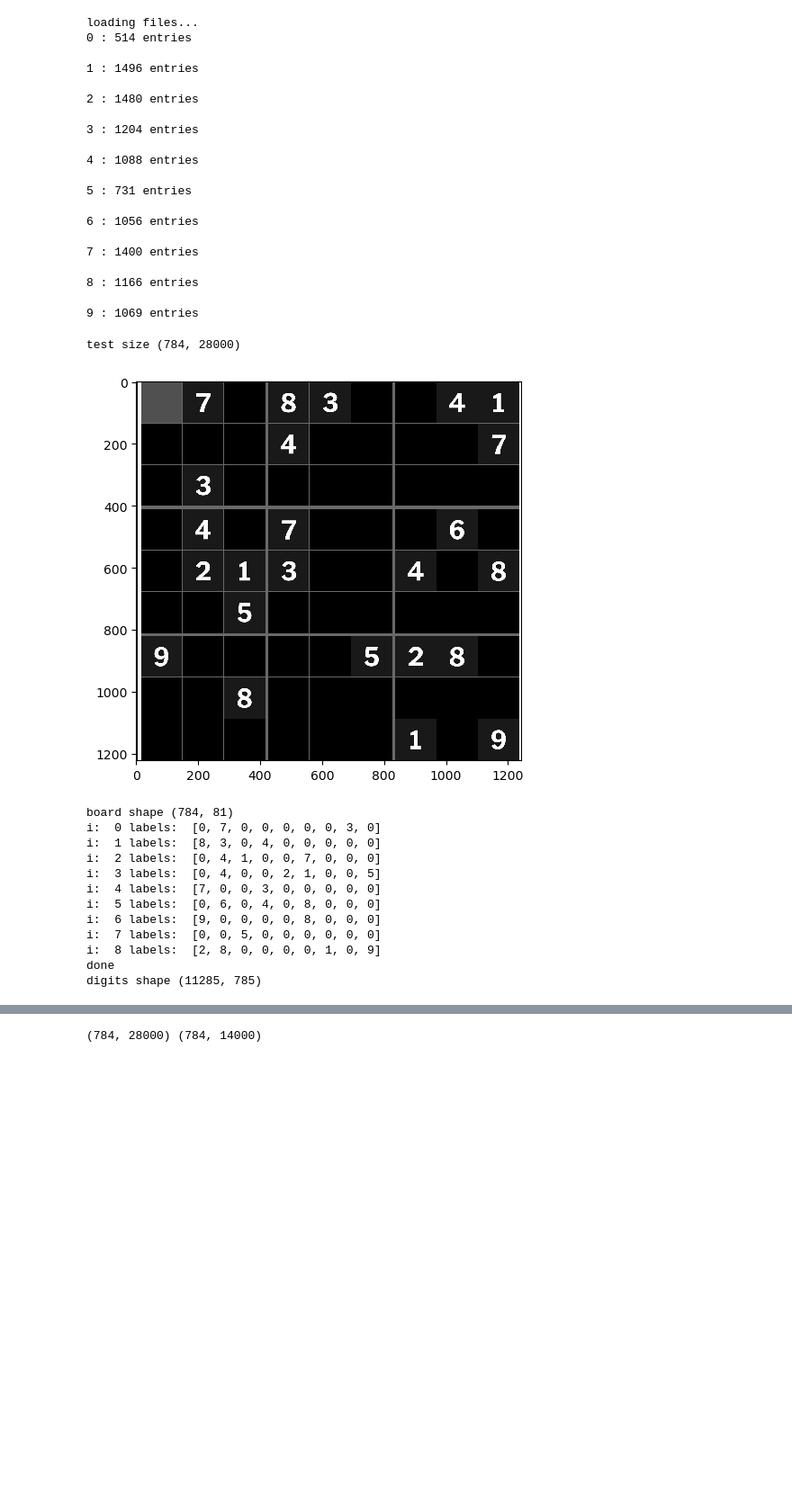
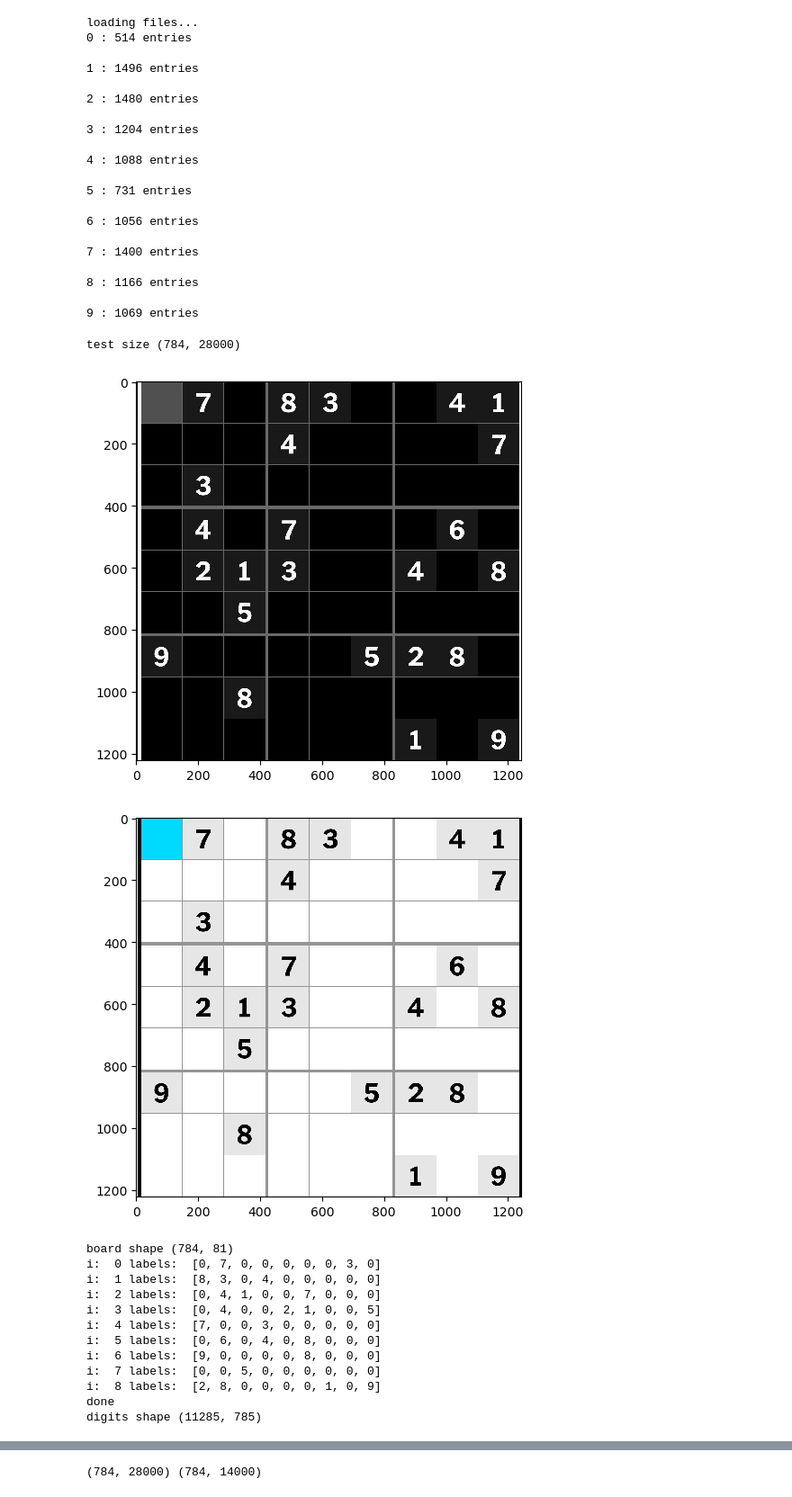
Before and after one commit to krypticlogan/sudoku_model, a Jupyter notebook: book.ipynb, the cells around one changed output, grey strips where cells are left out. Shown at 90% size. Saved outputs shown, nothing was run; the diff lists cells and outputs as text; code cells hidden in the pictures; blank space fills up the shorter version.

```diff
--- a/book.ipynb
+++ b/book.ipynb
@@ -348,22 +351,4 @@ def get_pixels(image : np.array, show = False):
 # print(image2.shape)
 # io.imshow(image2)
 # io.show()
-# %%
-directory = 'assets'
-
-
-import os
-
-# print(picture)
-# io.imshow(picture)
-# io.show()
-
-def create_entry(pixels : np.array, label : str, set : list):
-    pixels = pixels.tolist()[0]
-    # print(pixels)
-    # print(label, type(pixels))
-    pixels.extend([label])
-    set.append(pixels)
-
-    return pixels, set
 # %%
@@ -469,35 +454,41 @@ loading files...
 test = np.array(pd.read_csv('test.csv')).T
 test = min_max_normalize(test)
 print('test size' , test.shape)
-grids, test = format_board(test)
+
+board_path = 'boards/board.png'
+grids, test, board = format_board(board_path, test)
+
+io.imshow(board)
+io.show()
 # print(grids)
 # print('test size' , test.shape)
 
 
 m, n = test.shape
 board_squares = test[:, 28000:n]
 print("board shape", board_squares.shape)
 board_squares = board_squares.round()
 
 for i, grid in enumerate(grids):
     labels = grid_labels[i*9:i*9+9]
     print('i: ', i, 'labels: ', labels)
     for space, label in zip(grid, labels):
         # io.imshow(space)
         # io.show()
         # print(label)
         # print(len(space))
         _, pixels = get_pixels(space)
         _, digits = create_entry(pixels, label, digits)
 print("done")
 
 # digit_test = np.array(digit_test)
 grid_labels = np.array(grid_labels)
 digits = np.array(digits)
 print("digits shape", digits.shape)
 # %% [output]
 test size (784, 28000)
 [figure]
+[figure, added]
 board shape (784, 81)
 i:  0 labels:  [0, 7, 0, 0, 0, 0, 0, 3, 0]
 i:  1 labels:  [8, 3, 0, 4, 0, 0, 0, 0, 0]
```
Also changed, not shown: parts of 9 cells of this notebook, 14 other files.
